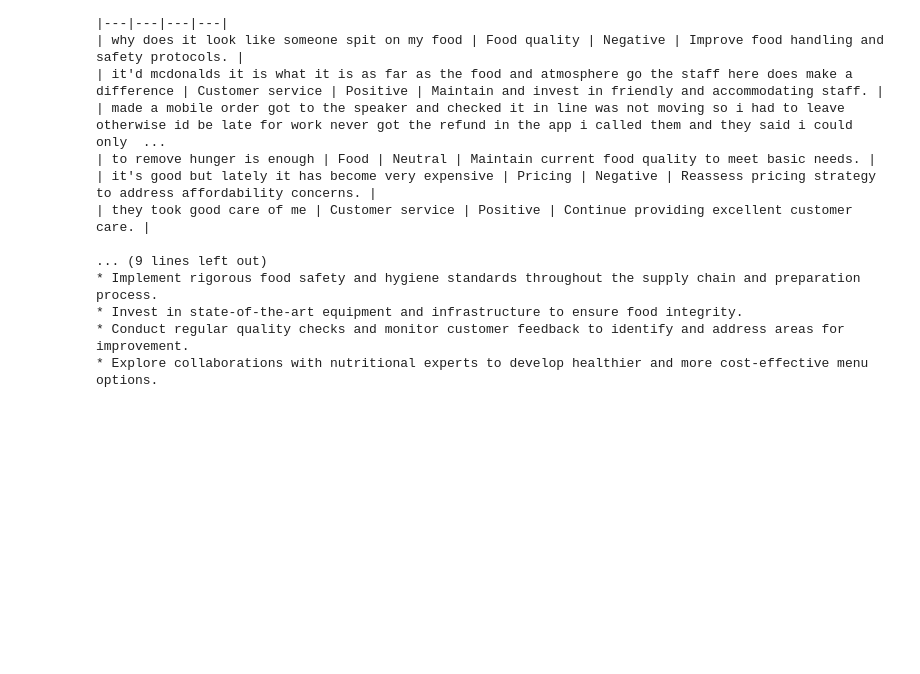
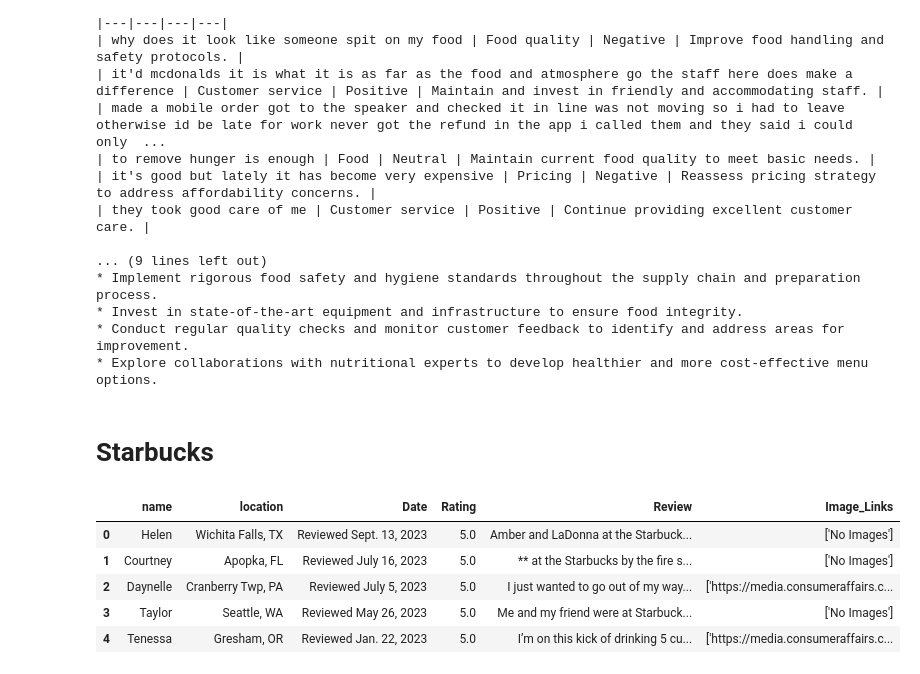
Before and after one commit to Gwme13/Business-project, a Jupyter notebook: Project.ipynb, the cells around one changed output. Drawn from its saved outputs; the diff is of its cells as text; code cells hidden in the pictures; blank space fills up the shorter version.

```diff
--- a/Preprocessing.ipynb
+++ b/Project.ipynb
@@ -313,3 +305,21 @@ print(extract_text_field(response_json))
 * Invest in state-of-the-art equipment and infrastructure to ensure food integrity.
 * Conduct regular quality checks and monitor customer feedback to identify and address areas for improvement.
 * Explore collaborations with nutritional experts to develop healthier and more cost-effective menu options.
+# %% [markdown]
+# Starbucks
+# %%
+# Build the path to the dataset
+starbucks_path = os.path.join('dataset', 'Starbucks_reviews.csv')
+
+# Read the CSV file with a specified encoding
+starbucks_df = pd.read_csv(starbucks_path, encoding='utf-8')
+
+# Display the first few rows of the dataframe
+starbucks_df.head()
+# %% [output]
+|  | name | location | Date | Rating | Review | Image_Links |
+| 0 | Helen | Wichita Falls, TX | Reviewed Sept. 13, 2023 | 5.0 | Amber and LaDonna at the Starbuck... | ['No Images'] |
+| 1 | Courtney | Apopka, FL | Reviewed July 16, 2023 | 5.0 | ** at the Starbucks by the fire s... | ['No Images'] |
+| 2 | Daynelle | Cranberry Twp, PA | Reviewed July 5, 2023 | 5.0 | I just wanted to go out of my way... | ['https://media.consumeraffairs.c... |
+| 3 | Taylor | Seattle, WA | Reviewed May 26, 2023 | 5.0 | Me and my friend were at Starbuck... | ['No Images'] |
+| 4 | Tenessa | Gresham, OR | Reviewed Jan. 22, 2023 | 5.0 | I’m on this kick of drinking 5 cu... | ['https://media.consumeraffairs.c... |
```
Also changed, not shown: parts of 35 cells of this notebook, 1 other file.
